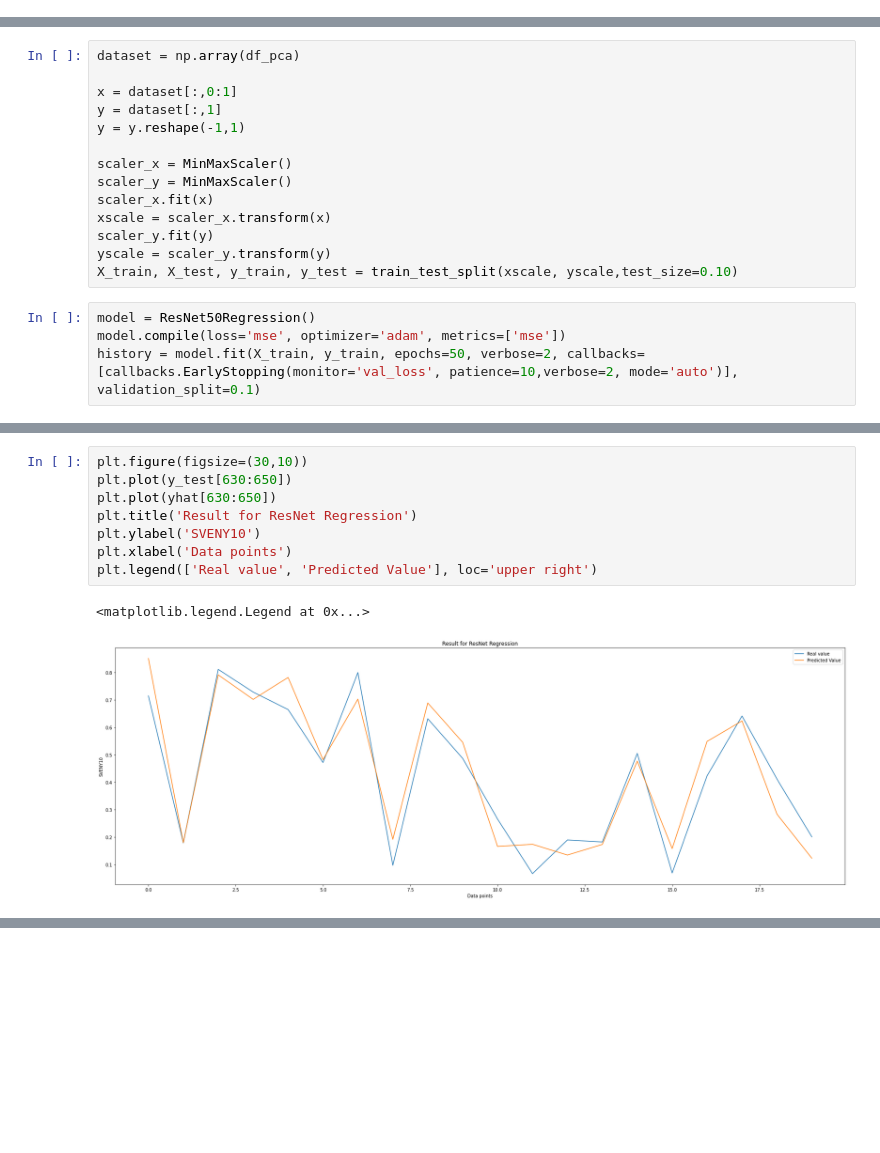
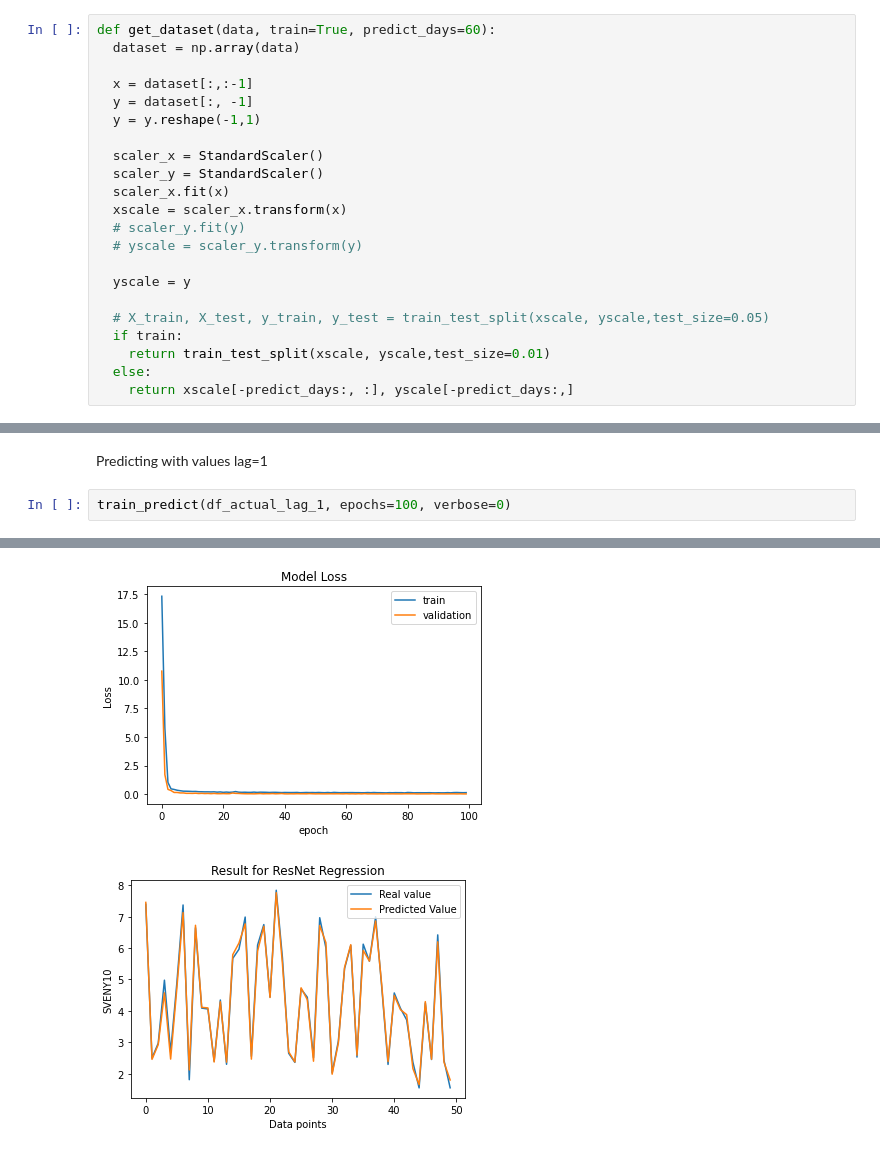
Before and after one commit to armw37/YieldProject, a Jupyter notebook: notebooks/CS680_Residual_Regression.ipynb, the cells around one changed output, grey strips where cells are left out. Saved outputs shown, nothing was run; the diff lists cells and outputs as text; blank space fills up the shorter version.

```diff
--- a/notebooks/CS680_Residual_Regression.ipynb
+++ b/notebooks/CS680_Residual_Regression.ipynb
@@ -37,0 +59,22 @@ df_pca['SVENY10_1'] =  df_lag_1['SVENY10_1']
+# %%
+def get_dataset(data, train=True, predict_days=60):
+  dataset = np.array(data)
+
+  x = dataset[:,:-1]
+  y = dataset[:, -1]
+  y = y.reshape(-1,1)
+
+  scaler_x = StandardScaler()
+  scaler_y = StandardScaler()
+  scaler_x.fit(x)
+  xscale = scaler_x.transform(x)
+  # scaler_y.fit(y)
+  # yscale = scaler_y.transform(y)
+
+  yscale = y
+
+  # X_train, X_test, y_train, y_test = train_test_split(xscale, yscale,test_size=0.05)
+  if train:
+    return train_test_split(xscale, yscale,test_size=0.01)
+  else:
+    return xscale[-predict_days:, :], yscale[-predict_days:,]
@@ -119,18 +144,0 @@ def ResNet50Regression():
-# %%
-dataset = np.array(df_pca)
-
-x = dataset[:,0:1]
-y = dataset[:,1]
-y = y.reshape(-1,1)
-
-scaler_x = MinMaxScaler()
-scaler_y = MinMaxScaler()
-scaler_x.fit(x)
-xscale = scaler_x.transform(x)
-scaler_y.fit(y)
-yscale = scaler_y.transform(y)
-X_train, X_test, y_train, y_test = train_test_split(xscale, yscale,test_size=0.10)
-# %%
-model = ResNet50Regression()
-model.compile(loss='mse', optimizer='adam', metrics=['mse'])
-history = model.fit(X_train, y_train, epochs=50, verbose=2, callbacks=[callbacks.EarlyStopping(monitor='val_loss', patience=10,verbose=2, mode='auto')], validation_split=0.1)
@@ -186,11 +202,5 @@ The test loss:
-# %%
-plt.figure(figsize=(30,10))
-plt.plot(y_test[630:650])
-plt.plot(yhat[630:650])
-plt.title('Result for ResNet Regression')
-plt.ylabel('SVENY10')
-plt.xlabel('Data points')
-plt.legend(['Real value', 'Predicted Value'], loc='upper right')
-# %% [output]
-<matplotlib.legend.Legend at 0x...>
-[figure, removed]
+# %% [markdown]
+Predicting with values lag=1
+# %%
+train_predict(df_actual_lag_1, epochs=100, verbose=0)
+# %% [output]
@@ -196,0 +208,2 @@ plt.legend(['Real value', 'Predicted Value'], loc='upper right')
+[figure, added]
+[figure, added]
```
Also changed, not shown: parts of 14 cells of this notebook, 1 other file.
